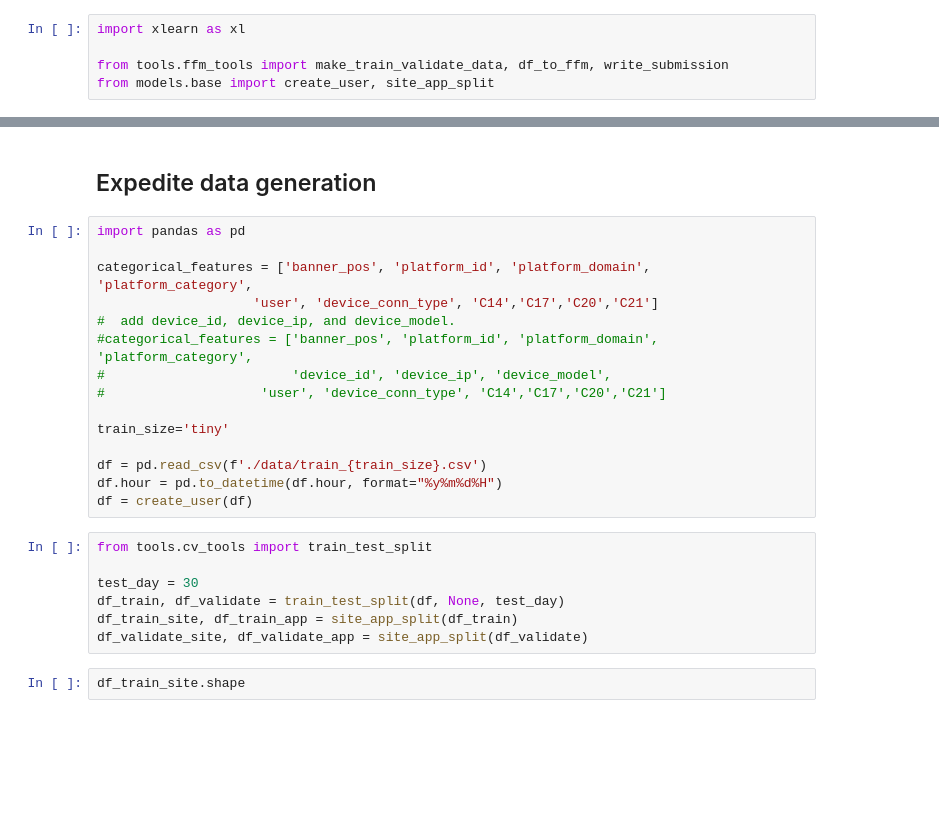
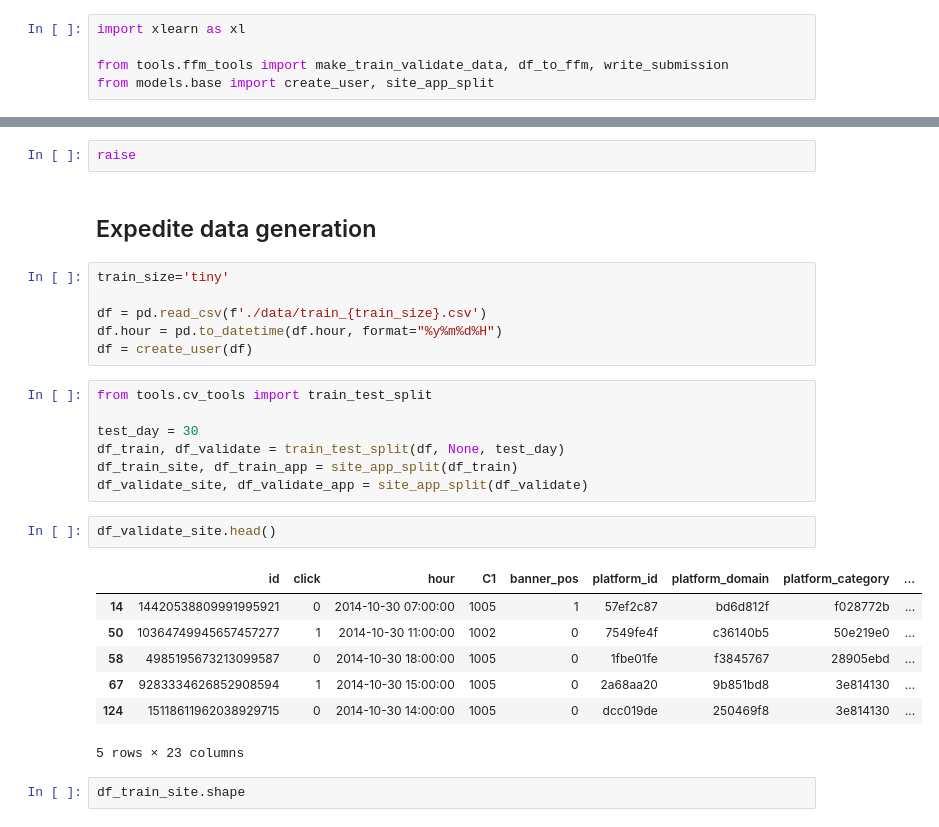
Before and after one commit to atkm/avazu-ctr, a Jupyter notebook: xLearn Model.ipynb, the cells around one changed output, grey strips where cells are left out. Saved outputs shown, nothing was run; the diff lists cells and outputs as text; blank space fills up the shorter version.

```diff
--- a/xLearn Model.ipynb
+++ b/xLearn Model.ipynb
@@ -18,15 +114,8 @@ from models.base import create_user, site_app_split
+# %%
+raise
 # %% [markdown]
 ## Expedite data generation
 # %%
-import pandas as pd
-
-categorical_features = ['banner_pos', 'platform_id', 'platform_domain', 'platform_category',
-                    'user', 'device_conn_type', 'C14','C17','C20','C21']
-#  add device_id, device_ip, and device_model.
-#categorical_features = ['banner_pos', 'platform_id', 'platform_domain', 'platform_category',
-#                        'device_id', 'device_ip', 'device_model',
-#                    'user', 'device_conn_type', 'C14','C17','C20','C21']
-
 train_size='tiny'
 
 df = pd.read_csv(f'./data/train_{train_size}.csv')
@@ -39,6 +128,16 @@ test_day = 30
 df_train, df_validate = train_test_split(df, None, test_day)
 df_train_site, df_train_app = site_app_split(df_train)
 df_validate_site, df_validate_app = site_app_split(df_validate)
+# %%
+df_validate_site.head()
+# %% [output]
+|  | id | click | hour | C1 | banner_pos | platform_id | platform_domain | platform_category | ... |
+| 14 | 14420538809991995921 | 0 | 2014-10-30 07:00:00 | 1005 | 1 | 57ef2c87 | bd6d812f | f028772b | ... |
+| 50 | 10364749945657457277 | 1 | 2014-10-30 11:00:00 | 1002 | 0 | 7549fe4f | c36140b5 | 50e219e0 | ... |
+| 58 | 4985195673213099587 | 0 | 2014-10-30 18:00:00 | 1005 | 0 | 1fbe01fe | f3845767 | 28905ebd | ... |
+| 67 | 9283334626852908594 | 1 | 2014-10-30 15:00:00 | 1005 | 0 | 2a68aa20 | 9b851bd8 | 3e814130 | ... |
+| 124 | 15118611962038929715 | 0 | 2014-10-30 14:00:00 | 1005 | 0 | dcc019de | 250469f8 | 3e814130 | ... |
+5 rows × 23 columns
 # %%
 df_train_site.shape
 # %% [output]
```
Also changed, not shown: parts of 49 cells of this notebook, 3 other files.
